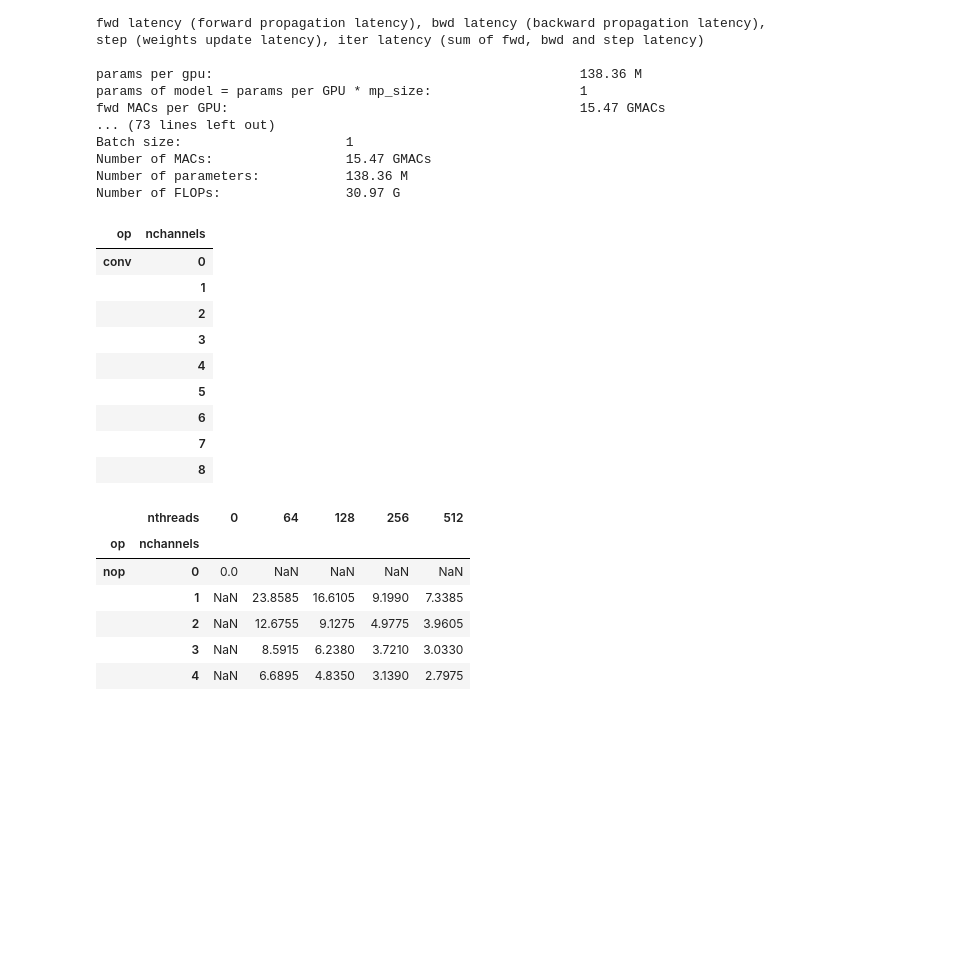
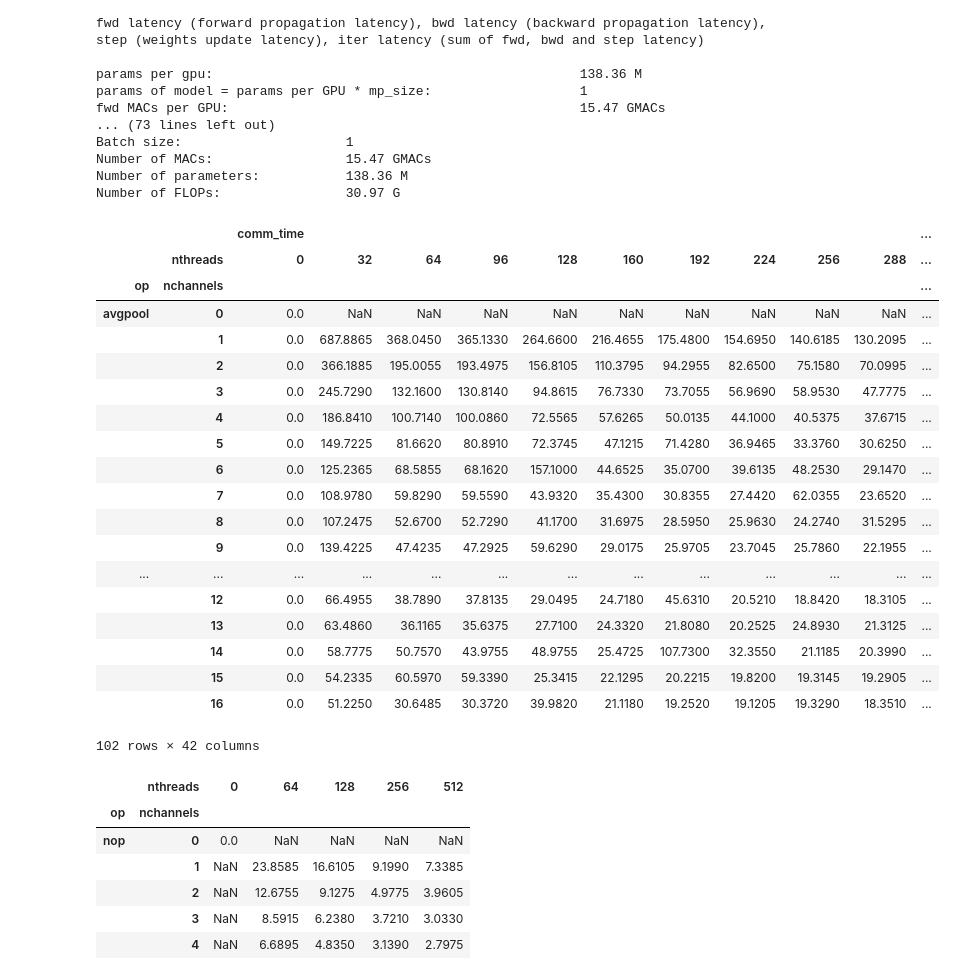
Before and after one commit to ShawnZhong/nccl-sharing, a Jupyter notebook: main.ipynb, the cells around one changed output. Saved outputs shown, nothing was run; the diff lists cells and outputs as text; code cells hidden in the pictures; blank space fills up the shorter version.

```diff
--- a/main.ipynb
+++ b/main.ipynb
@@ -66,21 +66,34 @@ Number of parameters:           138.36 M
 Number of FLOPs:                30.97 G
 # %%
 import pandas as pd
+from pathlib import Path
 pd.options.display.expand_frame_repr = False
+pd.options.display.max_rows = None
+pd.options.display.max_columns = None
 
-df = pd.read_csv("bench/results/20220511-011500/result.csv", sep="\t")
+df = pd.concat([pd.read_csv(f, sep="\t") for f in Path("bench/results/20220511-220029/").glob("*.csv")], ignore_index=True, sort=False)
 df.pivot_table(index=["op", "nchannels"], columns="nthreads", values=["comm_time", "comp_time"], aggfunc="median")
 # %% [output]
-| op | nchannels |
-| conv | 0 |
-|  | 1 |
-|  | 2 |
-|  | 3 |
-|  | 4 |
-|  | 5 |
-|  | 6 |
-|  | 7 |
-|  | 8 |
+|  |  | comm_time |  |  |  |  |  |  |  |  |  | ... |
+|  | nthreads | 0 | 32 | 64 | 96 | 128 | 160 | 192 | 224 | 256 | 288 | ... |
+| op | nchannels |  |  |  |  |  |  |  |  |  |  | ... |
+| avgpool | 0 | 0.0 | NaN | NaN | NaN | NaN | NaN | NaN | NaN | NaN | NaN | ... |
+|  | 1 | 0.0 | 687.8865 | 368.0450 | 365.1330 | 264.6600 | 216.4655 | 175.4800 | 154.6950 | 140.6185 | 130.2095 | ... |
+|  | 2 | 0.0 | 366.1885 | 195.0055 | 193.4975 | 156.8105 | 110.3795 | 94.2955 | 82.6500 | 75.1580 | 70.0995 | ... |
+|  | 3 | 0.0 | 245.7290 | 132.1600 | 130.8140 | 94.8615 | 76.7330 | 73.7055 | 56.9690 | 58.9530 | 47.7775 | ... |
+|  | 4 | 0.0 | 186.8410 | 100.7140 | 100.0860 | 72.5565 | 57.6265 | 50.0135 | 44.1000 | 40.5375 | 37.6715 | ... |
+|  | 5 | 0.0 | 149.7225 | 81.6620 | 80.8910 | 72.3745 | 47.1215 | 71.4280 | 36.9465 | 33.3760 | 30.6250 | ... |
+|  | 6 | 0.0 | 125.2365 | 68.5855 | 68.1620 | 157.1000 | 44.6525 | 35.0700 | 39.6135 | 48.2530 | 29.1470 | ... |
+|  | 7 | 0.0 | 108.9780 | 59.8290 | 59.5590 | 43.9320 | 35.4300 | 30.8355 | 27.4420 | 62.0355 | 23.6520 | ... |
+|  | 8 | 0.0 | 107.2475 | 52.6700 | 52.7290 | 41.1700 | 31.6975 | 28.5950 | 25.9630 | 24.2740 | 31.5295 | ... |
+|  | 9 | 0.0 | 139.4225 | 47.4235 | 47.2925 | 59.6290 | 29.0175 | 25.9705 | 23.7045 | 25.7860 | 22.1955 | ... |
+| ... | ... | ... | ... | ... | ... | ... | ... | ... | ... | ... | ... | ... |
+|  | 12 | 0.0 | 66.4955 | 38.7890 | 37.8135 | 29.0495 | 24.7180 | 45.6310 | 20.5210 | 18.8420 | 18.3105 | ... |
+|  | 13 | 0.0 | 63.4860 | 36.1165 | 35.6375 | 27.7100 | 24.3320 | 21.8080 | 20.2525 | 24.8930 | 21.3125 | ... |
+|  | 14 | 0.0 | 58.7775 | 50.7570 | 43.9755 | 48.9755 | 25.4725 | 107.7300 | 32.3550 | 21.1185 | 20.3990 | ... |
+|  | 15 | 0.0 | 54.2335 | 60.5970 | 59.3390 | 25.3415 | 22.1295 | 20.2215 | 19.8200 | 19.3145 | 19.2905 | ... |
+|  | 16 | 0.0 | 51.2250 | 30.6485 | 30.3720 | 39.9820 | 21.1180 | 19.2520 | 19.1205 | 19.3290 | 18.3510 | ... |
+102 rows × 42 columns
 # %%
 # %% [output]
 |  | nthreads | 0 | 64 | 128 | 256 | 512 |
```
Also changed, not shown: 5 other files.
